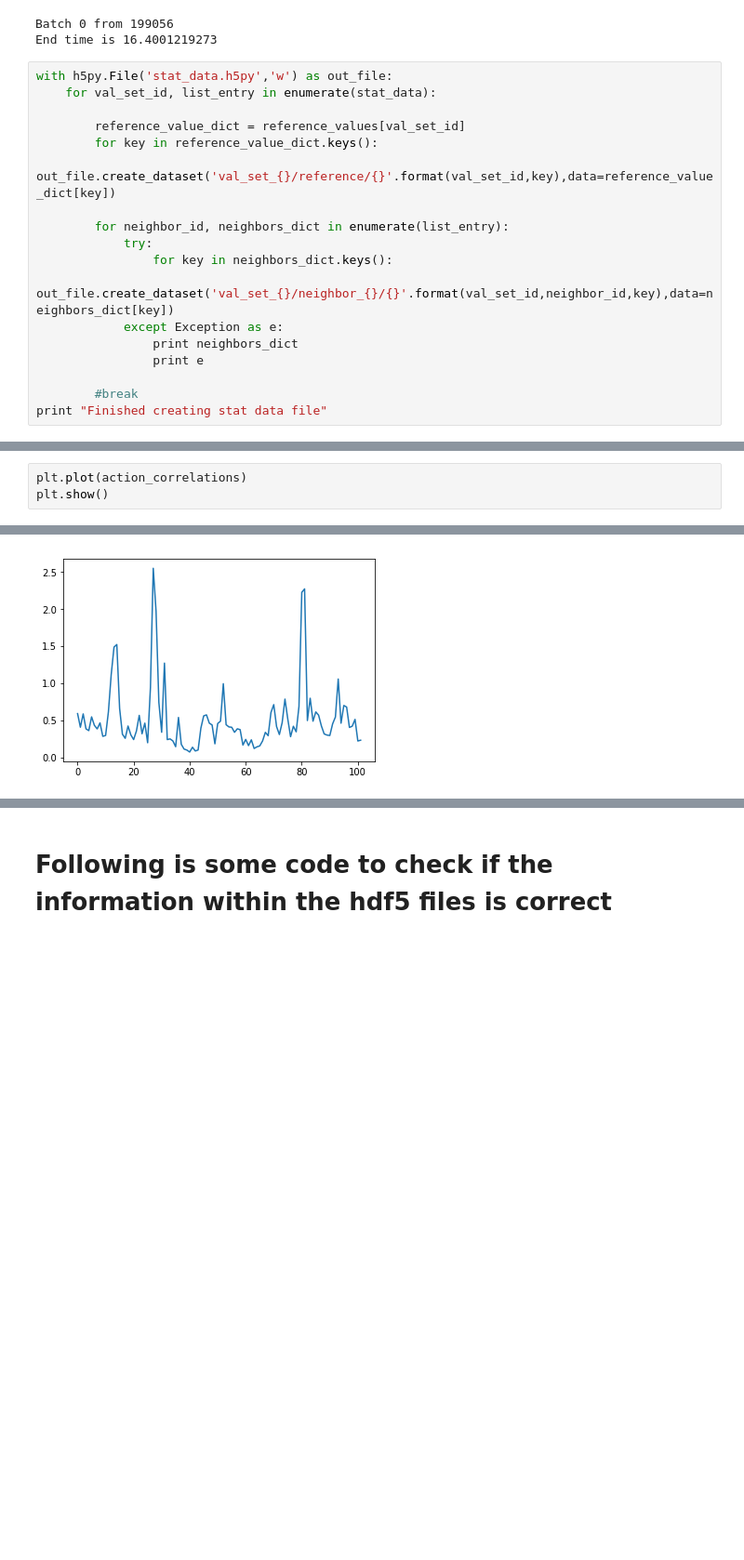
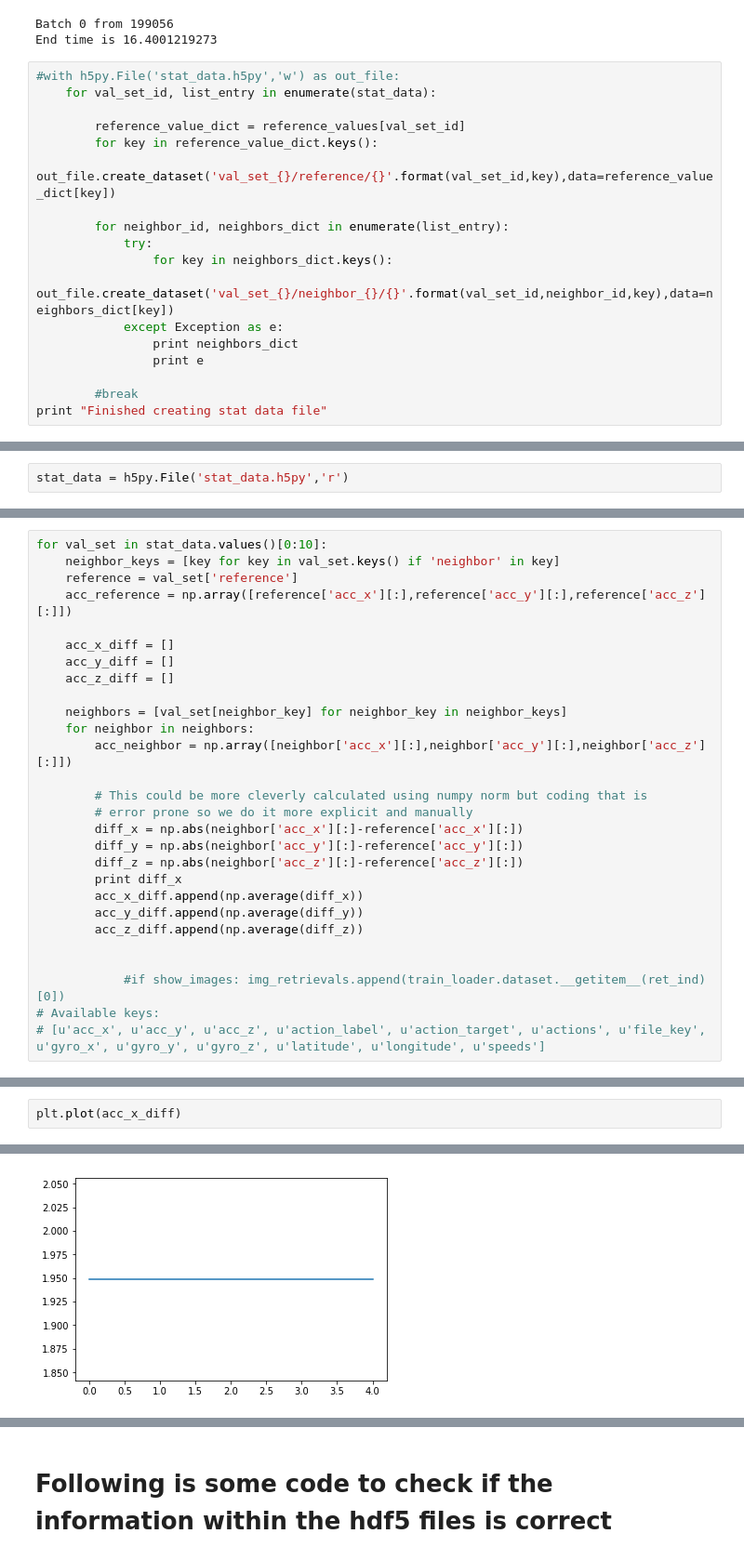
Before and after one commit to BaladityaY/lemniscate_reproduce_bdd, a Jupyter notebook: Evaluate Model.ipynb, the cells around one changed output, grey strips where cells are left out. Shown at 93% size. Saved outputs shown, nothing was run; the diff lists cells and outputs as text; blank space fills up the shorter version.

```diff
--- a/Evaluate Model.ipynb
+++ b/Evaluate Model.ipynb
@@ -247,7 +247,7 @@ if show_images: cv2.destroyAllWindows()
 Batch 0 from 199056
 End time is 16.4001219273
 # %%
-with h5py.File('stat_data.h5py','w') as out_file:
+#with h5py.File('stat_data.h5py','w') as out_file:
     for val_set_id, list_entry in enumerate(stat_data):
 
         reference_value_dict = reference_values[val_set_id]
@@ -276,0 +269,2 @@ test_file.close()
+# %%
+stat_data = h5py.File('stat_data.h5py','r')
@@ -276,0 +297,28 @@ test_file.close()
+# %%
+for val_set in stat_data.values()[0:10]:
+    neighbor_keys = [key for key in val_set.keys() if 'neighbor' in key]
+    reference = val_set['reference']
+    acc_reference = np.array([reference['acc_x'][:],reference['acc_y'][:],reference['acc_z'][:]])
+
+    acc_x_diff = []
+    acc_y_diff = []
+    acc_z_diff = []
+
+    neighbors = [val_set[neighbor_key] for neighbor_key in neighbor_keys]
+    for neighbor in neighbors:
+        acc_neighbor = np.array([neighbor['acc_x'][:],neighbor['acc_y'][:],neighbor['acc_z'][:]])
+
+        # This could be more cleverly calculated using numpy norm but coding that is
+        # error prone so we do it more explicit and manually
+        diff_x = np.abs(neighbor['acc_x'][:]-reference['acc_x'][:])
+        diff_y = np.abs(neighbor['acc_y'][:]-reference['acc_y'][:])
+        diff_z = np.abs(neighbor['acc_z'][:]-reference['acc_z'][:])
+        print diff_x
+        acc_x_diff.append(np.average(diff_x))
+        acc_y_diff.append(np.average(diff_y))
+        acc_z_diff.append(np.average(diff_z))
+
+
+            #if show_images: img_retrievals.append(train_loader.dataset.__getitem__(ret_ind)[0])
+# Available keys:
+# [u'acc_x', u'acc_y', u'acc_z', u'action_label', u'action_target', u'actions', u'file_key', u'gyro_x', u'gyro_y', u'gyro_z', u'latitude', u'longitude', u'speeds']
@@ -277,4 +347,3 @@ test_file.close()
 # %%
-plt.plot(action_correlations)
-plt.show()
+plt.plot(acc_x_diff)
 # %% [output]
@@ -281 +351 @@ plt.show()
-[figure, old version]
+[figure, new version]
```
Also changed, not shown: parts of 13 cells of this notebook, 2 other files.
